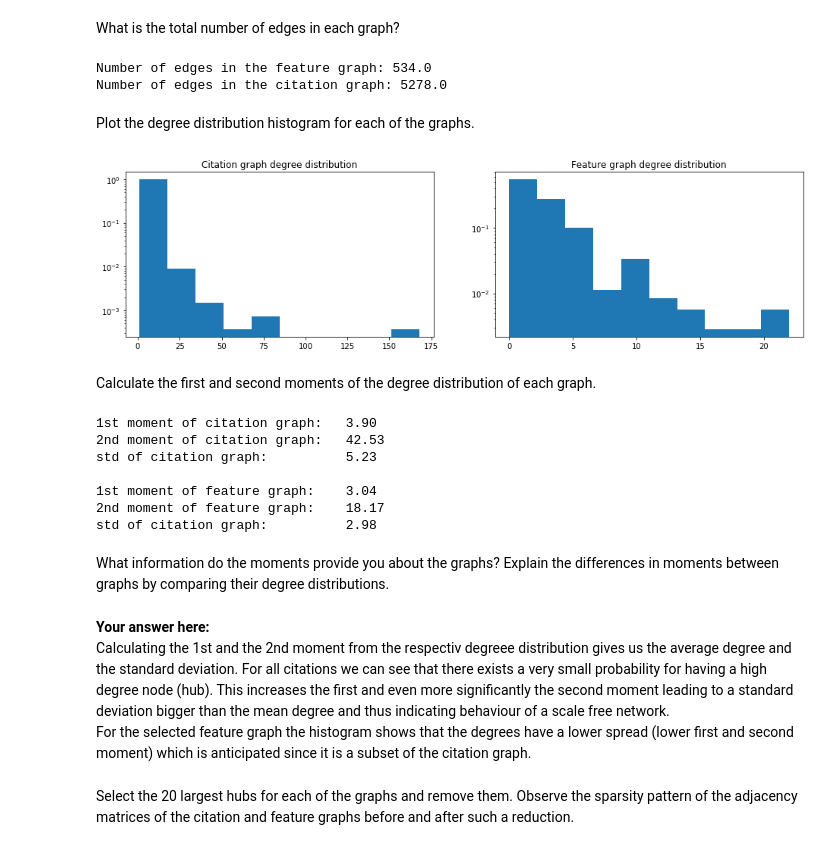
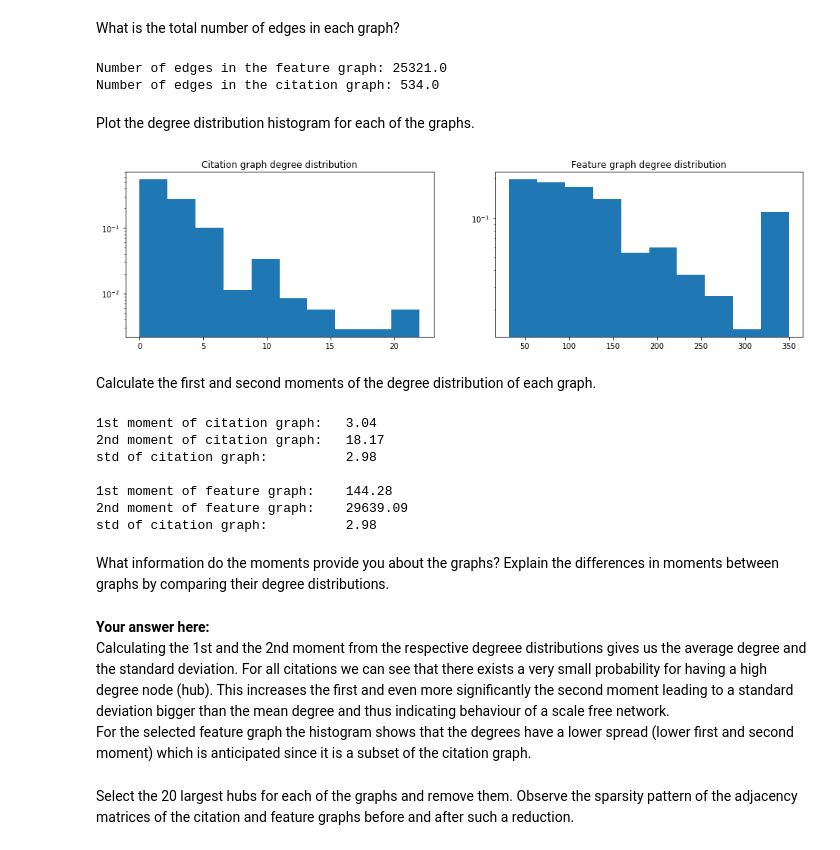
Before and after one commit to alielabridi/NTDS_2019, a Jupyter notebook: assignments/1_network_science-jonas.ipynb, the cells around one changed output. Saved outputs shown, nothing was run; the diff lists cells and outputs as text; code cells hidden in the pictures.

```diff
--- a/assignments/1_network_science-jonas.ipynb
+++ b/assignments/1_network_science-jonas.ipynb
@@ -103,21 +101,3 @@ features.shape
 # %% [markdown]
 Let $D$ be the Euclidean distance matrix whose $(i,j)$ entry corresponds to the Euclidean distance between feature vectors $i$ and $j$.
 Using the feature vectors of the papers from the field which you have selected, construct $D$ as a Numpy array.
-# %%
-# Your code here.
-start_time = time.time()
-iMax = features.shape[0]
-jMax = features.shape[1]
-distance = np.empty([iMax,iMax])
-for i in range(iMax):
-    word_count1 = features[i]
-    # set the distance form a paper to itself to zero
-    distance[i][i] = 0
-    for j in range(i+1,iMax):
-        word_count2 = features[j]
-        distance[i][j] = np.linalg.norm(word_count1-word_count2)
-        distance[j][i] = distance[i][j] # unidirectional network
-
-print("--- %s seconds ---" % (time.time() - start_time))
-distance.shape
-#distance[:10,:10]
@@ -126,0 +104,4 @@ distance.shape
+# %%
+distance = features[:, :, None] - features[:, :, None].T
+distance = np.sqrt((distance**2).sum(1))
+distance.shape
@@ -148,10 +131,7 @@ First, let us choose the mean distance as the threshold.
 # %%
 threshold = mean_distance
 A_feature = (distance < threshold).astype(int)
-
-# avoid self loops
-n = A_feature.shape[0]
-A_feature[range(n), range(n)] = 0
+A_feature = A_feature - np.diag(np.ones(A_feature.shape[0]))
 
 np.count_nonzero(A_feature)
 # %% [output]
@@ -208,11 +194,15 @@ A_citation.shape
 Get the adjacency matrix of the citation graph for the field that you chose.
 You have to appropriately reduce the adjacency matrix of the citation graph.
 # %%
-my_field_columns = np.where(np.asarray(my_field_mask))[1].tolist()
+'''
+Warning Adjacenecy matrix is A_citation, NOT A_citation_feat
+for all the _features stuff we use A_feature
+'''
+my_field_columns = np.where(np.asarray([my_field_mask]))[1].tolist()
 
-A_citation_feat = A_citation[:,my_field_columns]
-A_citation_feat = A_citation_feat[my_field_columns,:]
-A_citation_feat.shape
+A_citation = A_citation[:,my_field_columns]
+A_citation = A_citation[my_field_columns,:]
+A_citation.shape
 # %% [output]
 (351, 351)
 # %% [markdown]
@@ -232,42 +222,42 @@ A_citation.shape
 # %% [markdown]
 What is the total number of edges in each graph?
 # %%
-num_edges_feature = np.count_nonzero(A_citation_feat)/2 # divided by 2 due to unidirectional network
-num_edges_citation = np.count_nonzero(A_citation)/2 # divided by 2 due to unidirectional network
+num_edges_feature = np.count_nonzero(A_feature)/2
+num_edges_citation = np.count_nonzero(A_citation)/2
 print(f"Number of edges in the feature graph: {num_edges_feature}")
 print(f"Number of edges in the citation graph: {num_edges_citation}")
 # %% [output]
-Number of edges in the feature graph: 534.0
-Number of edges in the citation graph: 5278.0
+Number of edges in the feature graph: 25321.0
+Number of edges in the citation graph: 534.0
 # %% [markdown]
 Plot the degree distribution histogram for each of the graphs.
 # %%
-degrees_citation = np.sum(A_citation, axis=0)# Your code here.
-degrees_feature = np.sum(A_citation_feat, axis=0)# Your code here.
+degrees_citation = np.sum(A_citation, axis=0)
+degrees_feature = np.sum(A_feature, axis=0)
 
 deg_hist_normalization = np.ones(degrees_citation.shape[0]) / degrees_citation.shape[0]
 deg_hist_normalization_feat = np.ones(degrees_feature.shape[0]) / degrees_feature.shape[0]
 
 fig, axes = plt.subplots(1, 2, figsize=(16, 4));
 _=axes[0].set_title('Citation graph degree distribution')
 _=axes[0].hist(degrees_citation, weights=deg_hist_normalization);
 _=axes[0].set_yscale('log')
 _=axes[1].set_title('Feature graph degree distribution')
 _=axes[1].hist(degrees_feature, weights=deg_hist_normalization_feat);
 _=axes[1].set_yscale('log')
 # %% [output]
-[figure, old version]
+[figure, new version]
 # %% [markdown]
 Calculate the first and second moments of the degree distribution of each graph.
 # %%
-cit_moment_1 = np.sum(degrees_citation)/len(degrees_citation)# Your code here.
-cit_moment_2 = np.sum(degrees_citation**2)/len(degrees_citation)# Your code here.
+cit_moment_1 = np.mean(degrees_citation)
+cit_moment_2 = np.mean(degrees_citation**2)
 
-feat_moment_1 = np.sum(degrees_feature)/len(degrees_feature)# Your code here.
-feat_moment_2 = np.sum(degrees_feature**2)/len(degrees_feature)# Your code here.
+feat_moment_1 = np.mean(degrees_feature)
+feat_moment_2 = np.mean(degrees_feature**2)
 
-cit_std = np.sqrt(cit_moment_2-cit_moment_1**2)
-feat_std = np.sqrt(feat_moment_2-feat_moment_1**2)
+cit_std = np.std(degrees_citation)
+feat_std = np.std(degrees_citation)
 
 print(f"1st moment of citation graph: \t{cit_moment_1:.2f}")
 print(f"2nd moment of citation graph: \t{cit_moment_2:.2f}")
@@ -277,19 +267,20 @@ print(f"1st moment of feature graph: \t{feat_moment_1:.2f}")
 print(f"2nd moment of feature graph: \t{feat_moment_2:.2f}")
 print(f"std of citation graph: \t\t{feat_std:.2f}")
 # %% [output]
-1st moment of citation graph:   3.90
-2nd moment of citation graph:   42.53
-std of citation graph:          5.23
+1st moment of citation graph:   3.04
+2nd moment of citation graph:   18.17
+std of citation graph:          2.98
 
-1st moment of feature graph:    3.04
-2nd moment of feature graph:    18.17
+1st moment of feature graph:    144.28
+2nd moment of feature graph:    29639.09
 std of citation graph:          2.98
 # %% [markdown]
 What information do the moments provide you about the graphs?
 Explain the differences in moments between graphs by comparing their degree distributions.
 # %% [markdown]
 **Your answer here:**
-Calculating the 1st and the 2nd moment from the respectiv degreee distribution gives us the average degree and the standard deviation. For all citations we can see that there exists a very small probability for having a high degree node (hub). This increases the first and even more significantly the second moment leading to a standard deviation bigger than the mean degree and thus indicating behaviour of a scale free network.
+Calculating the 1st and the 2nd moment from the respective degreee distributions gives us the average degree and the standard deviation.
+For all citations we can see that there exists a very small probability for having a high degree node (hub). This increases the first and even more significantly the second moment leading to a standard deviation bigger than the mean degree and thus indicating behaviour of a scale free network.
 For the selected feature graph the histogram shows that the degrees have a lower spread (lower first and second moment) which is anticipated since it is a subset of the citation graph.
 # %% [markdown]
 Select the 20 largest hubs for each of the graphs and remove them. Observe the sparsity pattern of the adjacency matrices of the citation and feature graphs before and after such a reduction.
```
Also changed, not shown: parts of 24 cells of this notebook.
